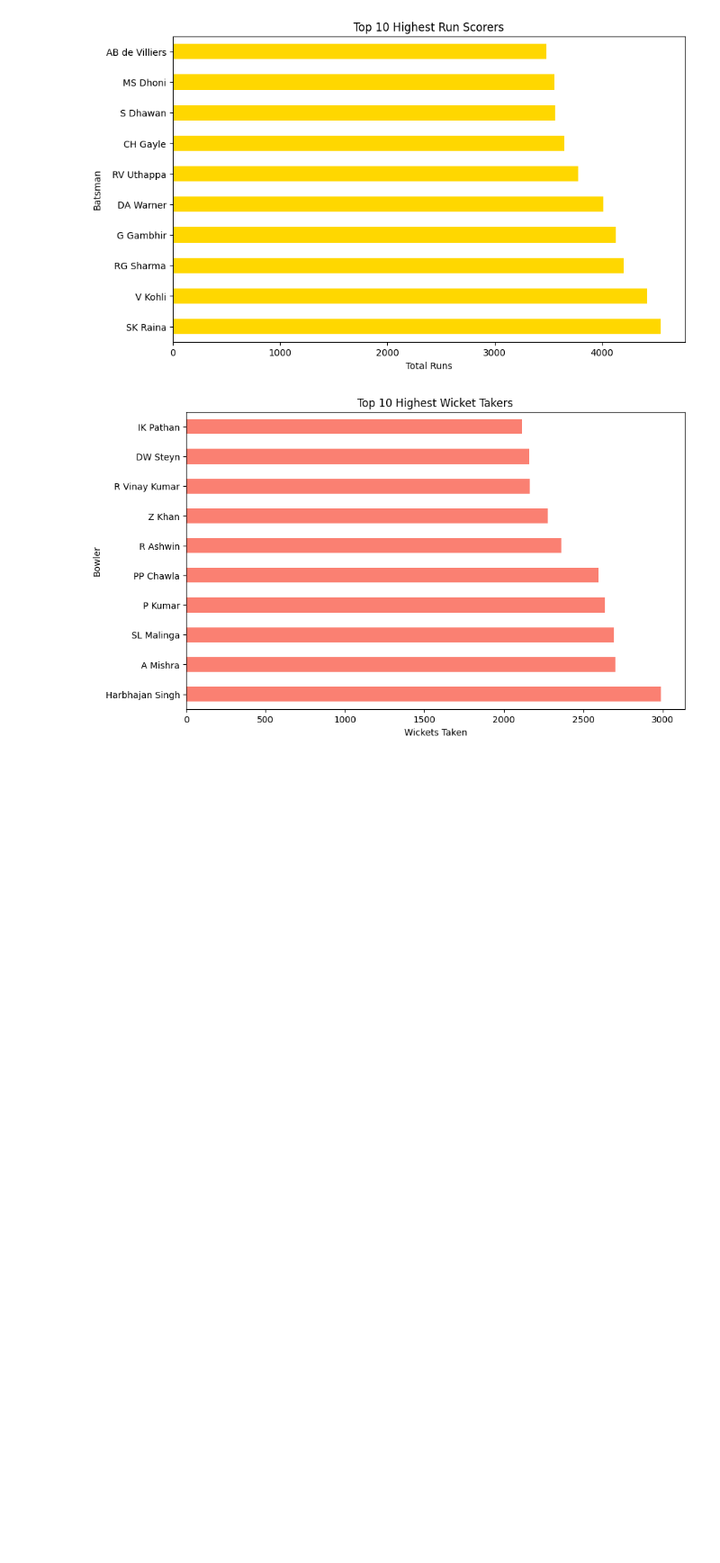
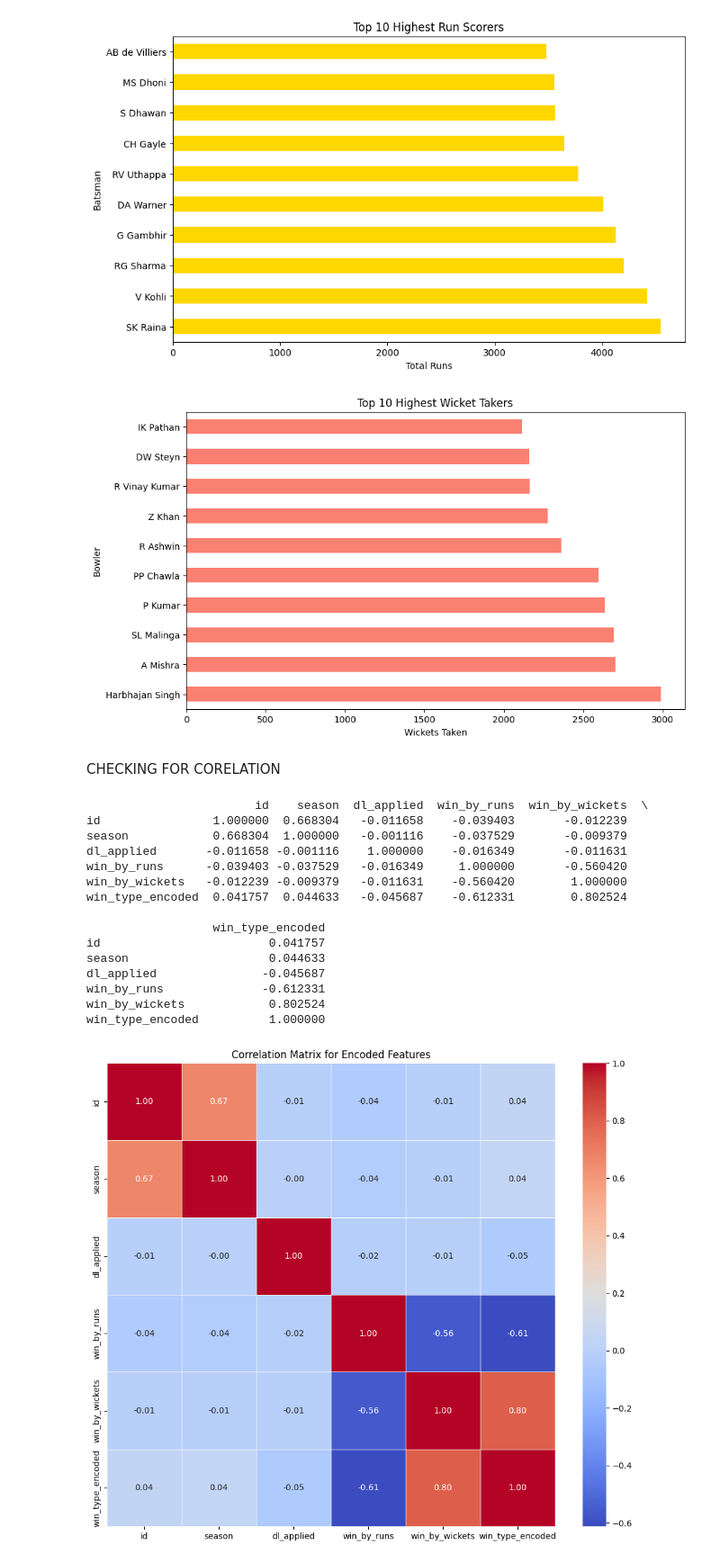
Before and after one commit to zalakkkkk05/CricketMatchPrediction, a Jupyter notebook: notebook/1_EDA.ipynb, the cells around one changed output. Shown: that part at 90% size. Cells and saved outputs as stored; diff of their text form; code cells hidden in the pictures; blank space fills up the shorter version.

Commit message:
Initial commit with feature engineering and encoded data

```diff
--- a/notebook/1_EDA.ipynb
+++ b/notebook/1_EDA.ipynb
@@ -362,3 +362,40 @@ plt.show()
 # %% [output]
 [figure]
 [figure]
+# %% [markdown]
+CHECKING FOR CORELATION
+# %%
+# Load the encoded dataset (or cleaned data if you're analyzing that)
+df_encoded = pd.read_csv('D:/CricketMatchPrediction/Dataset/matches_encoded.csv')
+
+# Select only the numerical columns
+numerical_columns = df_encoded.select_dtypes(include=['float64', 'int64'])
+
+# Compute the correlation matrix for numerical columns
+correlation_matrix = numerical_columns.corr()
+
+# Print the correlation matrix (optional)
+print(correlation_matrix)
+
+# Plot the heatmap of the correlation matrix
+plt.figure(figsize=(12, 10))
+sns.heatmap(correlation_matrix, annot=True, cmap='coolwarm', fmt='.2f', linewidths=0.5)
+plt.title('Correlation Matrix for Encoded Features')
+plt.show()
+# %% [output]
+                        id    season  dl_applied  win_by_runs  win_by_wickets  \
+id                1.000000  0.668304   -0.011658    -0.039403       -0.012239
+season            0.668304  1.000000   -0.001116    -0.037529       -0.009379
+dl_applied       -0.011658 -0.001116    1.000000    -0.016349       -0.011631
+win_by_runs      -0.039403 -0.037529   -0.016349     1.000000       -0.560420
+win_by_wickets   -0.012239 -0.009379   -0.011631    -0.560420        1.000000
+win_type_encoded  0.041757  0.044633   -0.045687    -0.612331        0.802524
+
+                  win_type_encoded
+id                        0.041757
+season                    0.044633
+dl_applied               -0.045687
+win_by_runs              -0.612331
+win_by_wickets            0.802524
+win_type_encoded          1.000000
+[figure, added]
```
Also changed, not shown: parts of 2 cells of this notebook, 8 other files.
